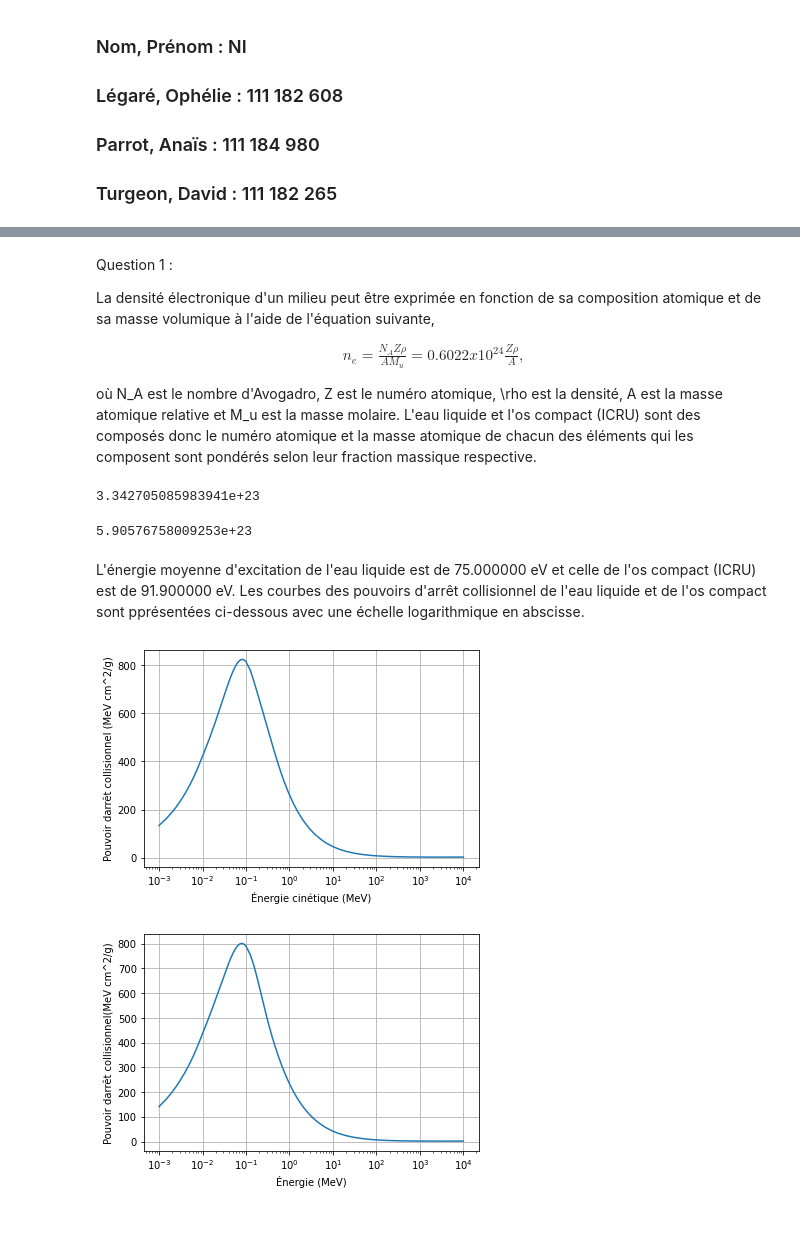
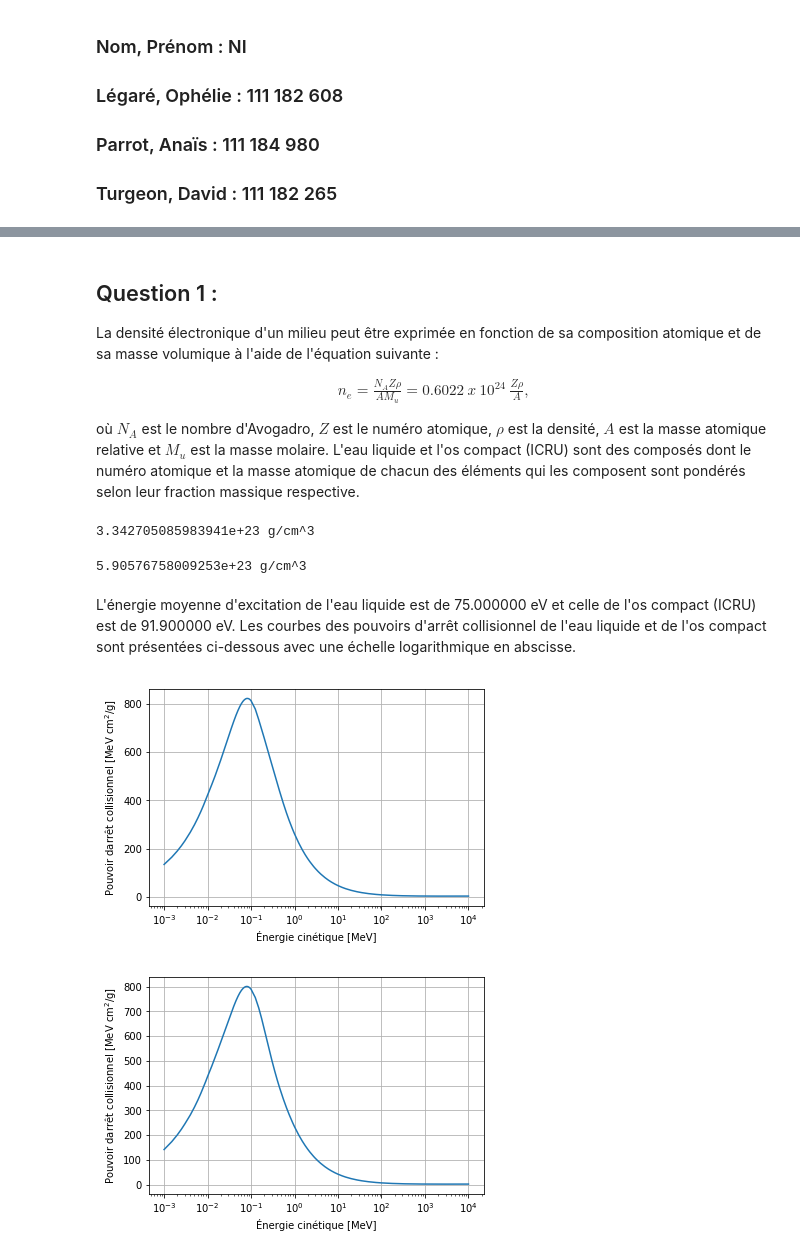
Before and after one commit to dvdturg/Phys_num, a Jupyter notebook: TP1/TP1.ipynb, the cells around one changed output, grey strips where cells are left out. Cells and saved outputs as stored; diff of their text form; code cells hidden in the pictures; blank space fills up the shorter version.

```diff
--- a/TP1/TP1.ipynb
+++ b/TP1/TP1.ipynb
@@ -73,54 +78,50 @@ Les différentes variables utilisées sont :
 # %% [markdown]
-Question 1 :
+## Question 1 :
 
-La densité électronique d'un milieu peut être exprimée en fonction de sa composition atomique et de sa masse volumique à l'aide de l'équation suivante,
+La densité électronique d'un milieu peut être exprimée en fonction de sa composition atomique et de sa masse volumique à l'aide de l'équation suivante :
 
 \begin{align}
-n_e = \frac{N_A Z \rho}{A M_u} = 0.6022x10^{24} \frac{Z \rho}{A},
+n_e = \frac{N_A Z \rho}{A M_u} = 0.6022~x~10^{24}~ \frac{Z \rho}{A},
 \end{align}
 
-où N_A est le nombre d'Avogadro, Z est le numéro atomique, \rho est la densité, A est la masse atomique relative et M_u est la  masse molaire. L'eau liquide et l'os compact (ICRU) sont des composés donc le numéro atomique et la masse atomique de chacun des éléments qui les composent sont pondérés selon leur fraction massique respective.
+où $N_A$ est le nombre d'Avogadro, $Z$ est le numéro atomique, $\rho$ est la densité, $A$ est la masse atomique relative et $M_u$ est la  masse molaire. L'eau liquide et l'os compact (ICRU) sont des composés dont le numéro atomique et la masse atomique de chacun des éléments qui les composent sont pondérés selon leur fraction massique respective.
 # %%
-def calcule(p,Z_1,A_1,Z_8,A_8):
-    n_eau = (0.6022*10**(24))*p*(0.111894*(Z_1/A_1)+0.888106*(Z_8/A_8))
+def densite_eau(rho,Z_1,A_1,Z_8,A_8):
+    n_eau = (0.6022*10**(24))*rho*(0.111894*(Z_1/A_1)+0.888106*(Z_8/A_8))
     return n_eau
-print(calcule(1.00000,1,1.00794,8,15.9994))
+print(densite_eau(1.00000,1,1.00794,8,15.9994), "g/cm^3")
 # %% [output]
-3.342705085983941e+23
+3.342705085983941e+23 g/cm^3
 # %%
-def calcule(p,Z_1,A_1,Z_6,A_6,Z_7,A_7,Z_8,A_8,Z_12,A_12,Z_15,A_15,Z_16,A_16,Z_20,A_20):
-    n_os = (0.6022*10**(24))*p*(0.063984*(Z_1/A_1)+0.278000*(Z_6/A_6)+0.027000*(Z_7/A_7)+0.410016*(Z_8/A_8)+0.002000*(Z_12/A_12)+0.070000*(Z_15/A_15)+0.002000*(Z_16/A_16)+0.147000*(Z_20/A_20))
+def densite_os(rho,Z_1,A_1,Z_6,A_6,Z_7,A_7,Z_8,A_8,Z_12,A_12,Z_15,A_15,Z_16,A_16,Z_20,A_20):
+    n_os = (0.6022*10**(24))*rho*(0.063984*(Z_1/A_1)+0.278000*(Z_6/A_6)+0.027000*(Z_7/A_7)+0.410016*(Z_8/A_8)+0.002000*(Z_12/A_12)+0.070000*(Z_15/A_15)+0.002000*(Z_16/A_16)+0.147000*(Z_20/A_20))
     return n_os
-print(calcule(1.85000,1,1.00794,6,12.0107,7,14.0067,8,15.9994,12,24.3050,15,30.973762,16,32.065,20,40.078))
+print(densite_os(1.85000,1,1.00794,6,12.0107,7,14.0067,8,15.9994,12,24.3050,15,30.973762,16,32.065,20,40.078), "g/cm^3")
 # %% [output]
-5.90576758009253e+23
+5.90576758009253e+23 g/cm^3
 # %% [markdown]
-L'énergie moyenne d'excitation de l'eau liquide est de 75.000000 eV et celle de l'os compact (ICRU) est de 91.900000 eV. Les courbes des pouvoirs d'arrêt collisionnel de l'eau liquide et de l'os compact sont pprésentées ci-dessous avec une échelle logarithmique en abscisse.
+L'énergie moyenne d'excitation de l'eau liquide est de 75.000000 eV et celle de l'os compact (ICRU) est de 91.900000 eV. Les courbes des pouvoirs d'arrêt collisionnel de l'eau liquide et de l'os compact sont présentées ci-dessous avec une échelle logarithmique en abscisse.
 # %%
-from numpy import loadtxt
-eau_energy = loadtxt("./eau.txt", float)
-#print(eau_energy)
-import matplotlib.pyplot as plt
+water_energy = np.loadtxt("./eau.txt", float)
+#print(water_energy)
 plt.figure()
-plt.plot(eau_energy[:,0],eau_energy[:,1])
-plt.xlabel("Énergie cinétique (MeV)")
-plt.ylabel('Pouvoir d''arrêt collisionnel (MeV cm^2/g)')
+plt.plot(water_energy[:,0],water_energy[:,1])
+plt.xlabel("Énergie cinétique [MeV]")
+plt.ylabel('Pouvoir d''arrêt collisionnel [MeV cm$^2$/g]')
 plt.grid(True)
 plt.xscale('log')
 plt.show()
 # %% [output]
-[figure, old version]
+[figure, new version]
 # %%
-from numpy import loadtxt
-bone_energy = loadtxt("./bone.txt", float)
+bone_energy = np.loadtxt("./bone.txt", float)
 #print(bone_energy)
-import matplotlib.pyplot as plt
 plt.figure()
 plt.plot(bone_energy[:,0],bone_energy[:,1])
-plt.xlabel("Énergie cinétique (MeV)")
-plt.ylabel('Pouvoir d''arrêt collisionnel (MeV cm^2/g)')
+plt.xlabel("Énergie cinétique [MeV]")
+plt.ylabel('Pouvoir d''arrêt collisionnel [MeV cm$^2$/g]')
 plt.grid(True)
 plt.xscale('log')
 plt.show()
 # %% [output]
-[figure, old version]
+[figure, new version]
```
Also changed, not shown: parts of 14 cells of this notebook, 1 other file.
